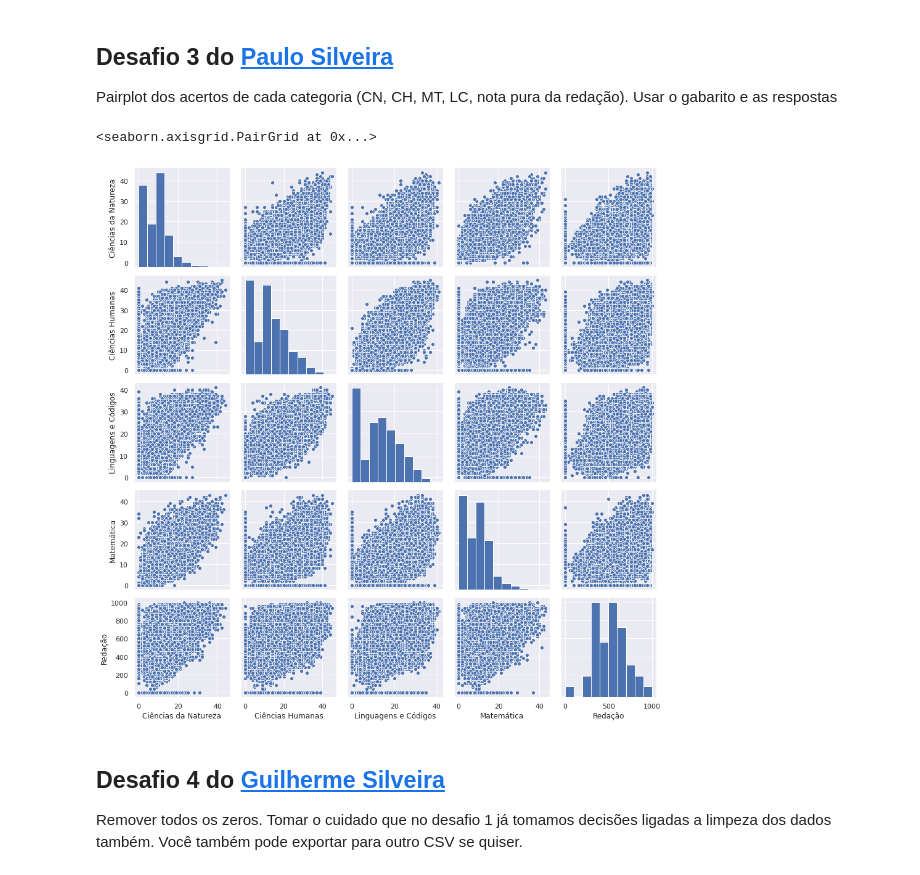
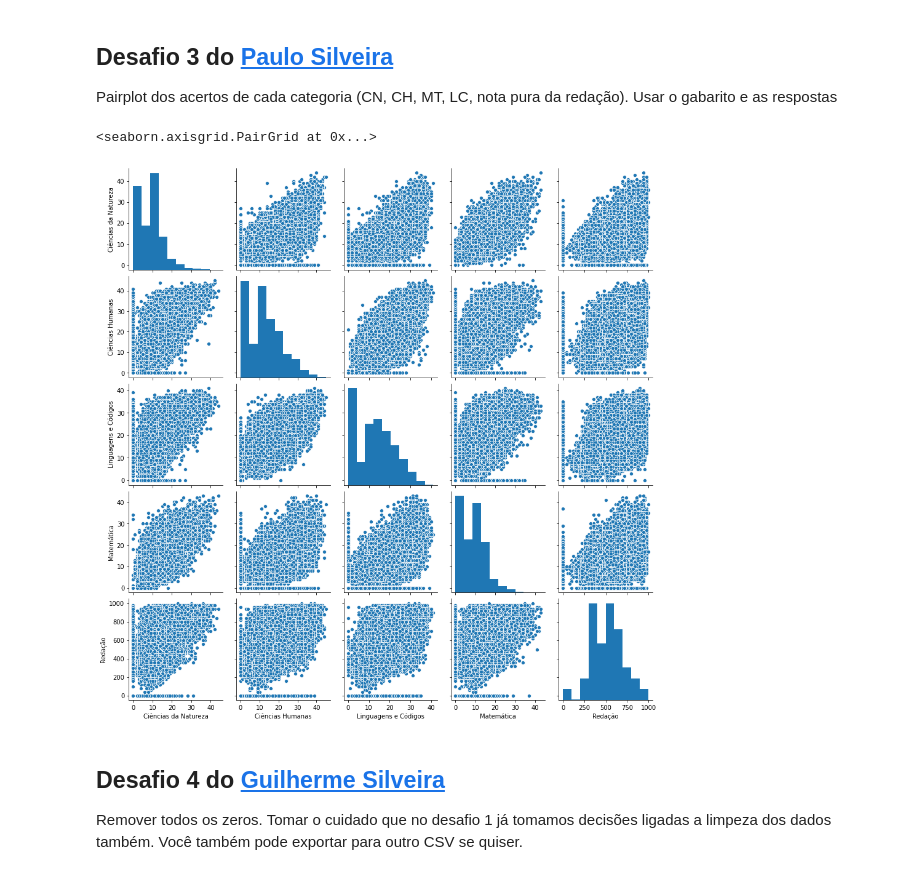
Before and after one commit to mateusfugita/QuarentenaDados, a Jupyter notebook: QuarentenaDados_ENEM_2018.ipynb, the cells around one changed output. Saved outputs shown, nothing was run; the diff lists cells and outputs as text; code cells hidden in the pictures.

Commit message:
Fix plots

```diff
--- a/QuarentenaDados_ENEM_2018.ipynb
+++ b/QuarentenaDados_ENEM_2018.ipynb
@@ -172,12 +172,11 @@ dados_nota_2['NU_RESPOSTAS_CORRETAS_MT'] = dados_nota_2.apply(conta_acertos, mat
 # %%
 num_questoes_acertadas = dados_nota_2[['NU_RESPOSTAS_CORRETAS_CN', 'NU_RESPOSTAS_CORRETAS_CH', 'NU_RESPOSTAS_CORRETAS_LC', 'NU_RESPOSTAS_CORRETAS_MT', 'NU_NOTA_REDACAO']]
 num_questoes_acertadas.columns = ['Ciências da Natureza', 'Ciências Humanas', 'Linguagens e Códigos', 'Matemática', 'Redação']
 
-sns.set()
 sns.pairplot(num_questoes_acertadas)
 # %% [output]
 <seaborn.axisgrid.PairGrid at 0x...>
-[figure, old version]
+[figure, new version]
 # %% [markdown]
 ## Desafio 4 do [Guilherme Silveira](https://twitter.com/guilhermecaelum)
 
```
Also changed, not shown: parts of 9 cells of this notebook.
